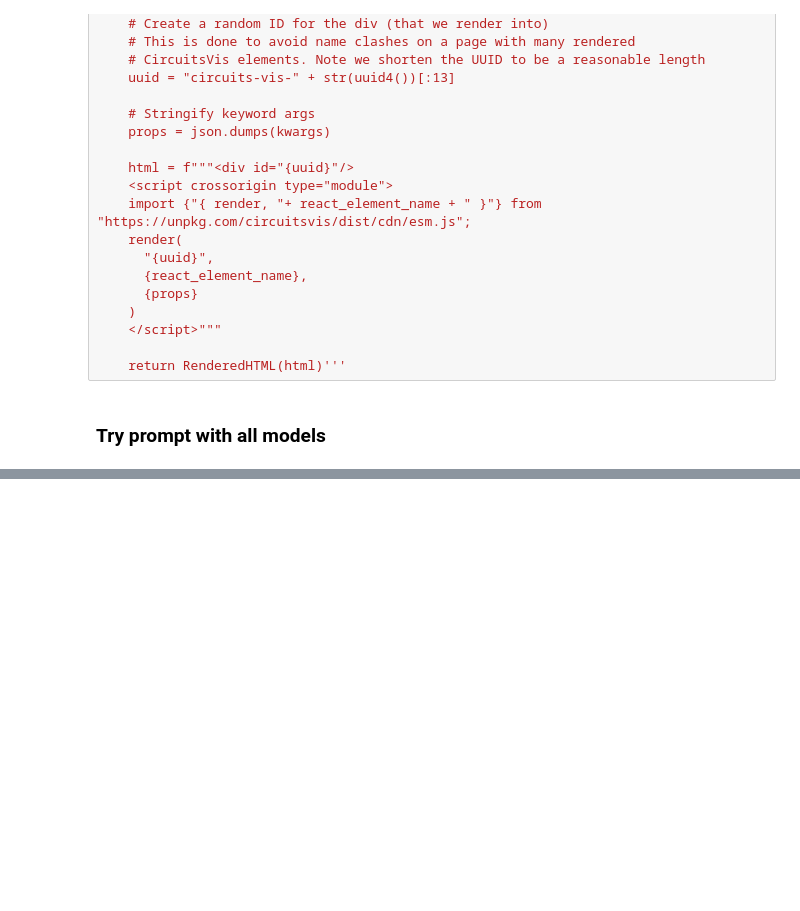
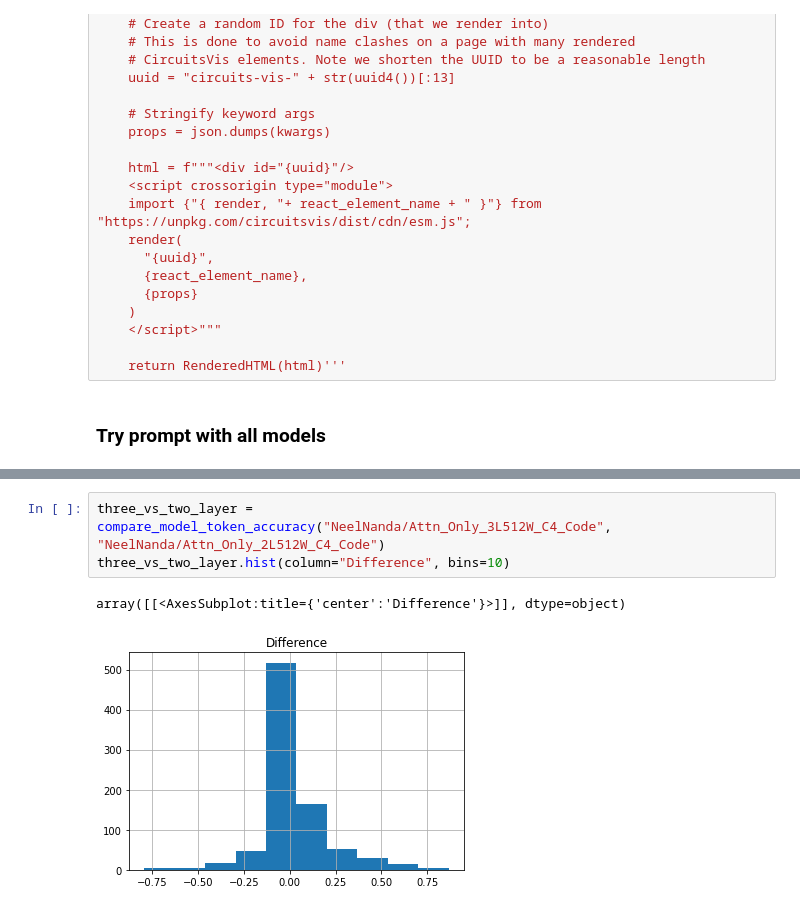
Before and after one commit to alan-cooney/mech-interp-code-generation, a Jupyter notebook: 1-different-models.ipynb, the cells around one changed output, grey strips where cells are left out. Cells and saved outputs as stored; diff of their text form; blank space fills up the shorter version.

```diff
--- a/1-different-models.ipynb
+++ b/1-different-models.ipynb
@@ -270,0 +320,6 @@ colored_results
+# %%
+three_vs_two_layer = compare_model_token_accuracy("NeelNanda/Attn_Only_3L512W_C4_Code", "NeelNanda/Attn_Only_2L512W_C4_Code")
+three_vs_two_layer.hist(column="Difference", bins=10)
+# %% [output]
+array([[<AxesSubplot:title={'center':'Difference'}>]], dtype=object)
+[figure, added]
```
Also changed, not shown: parts of 8 cells of this notebook, 1 other file.
